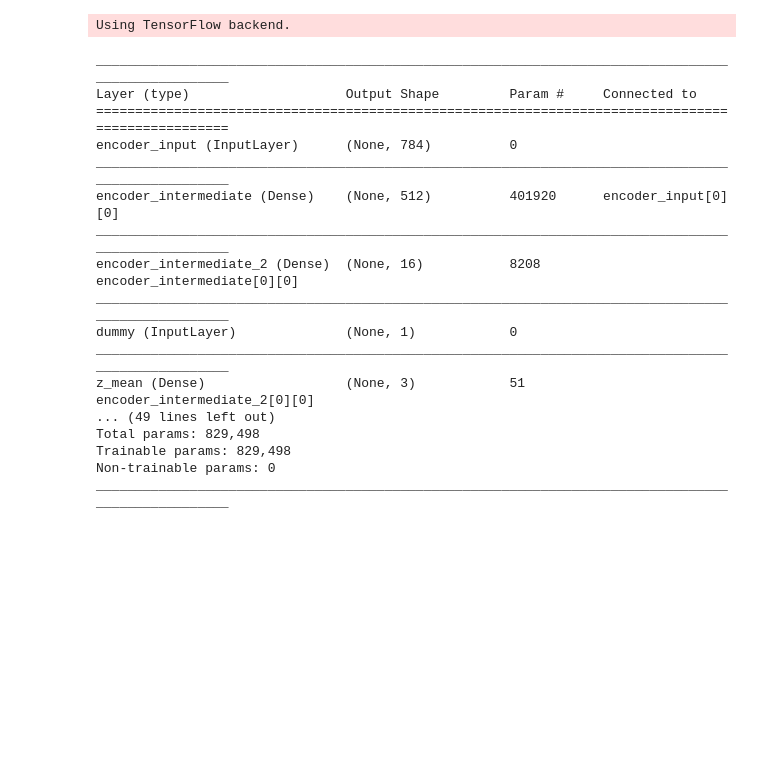
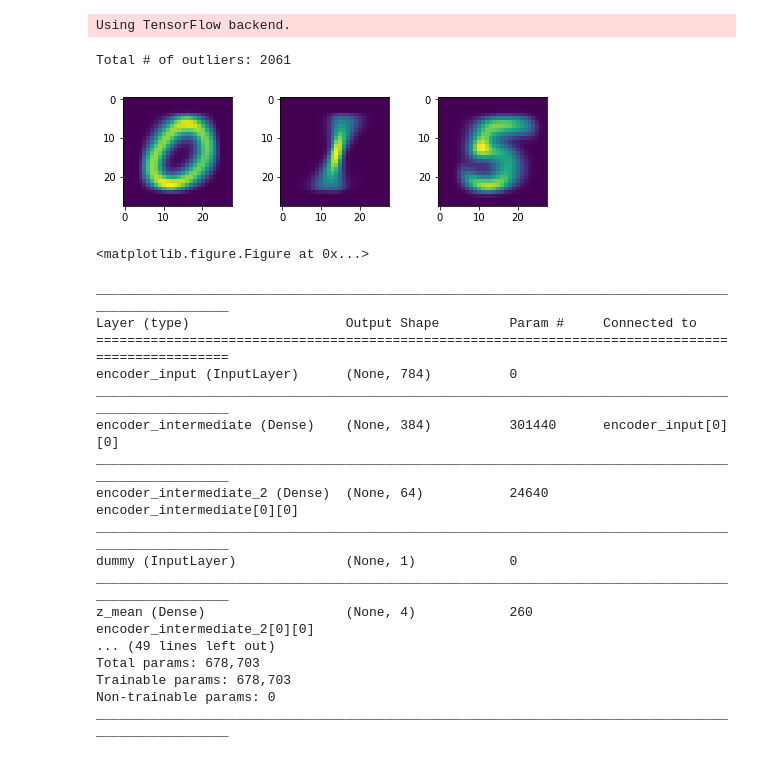
Before and after one commit to QingyuZhao/TruncatedGaussianMixtureVAE, a Jupyter notebook: mnist.ipynb, the cells around one changed output. Cells and saved outputs as stored; diff of their text form; code cells hidden in the pictures; blank space fills up the shorter version.

```diff
--- a/mnist.ipynb
+++ b/mnist.ipynb
@@ -37,33 +37,52 @@ def sampling(args):
     return z_mean + K.exp(0.5 * z_log_var) * epsilon
 # %% [output]
 Using TensorFlow backend.
+# %%
+# MNIST dataset
+(x_train, y_train), (x_test, y_test) = mnist.load_data()
+
+image_size = x_train.shape[1]
+original_dim = image_size * image_size
+x_train = np.reshape(x_train, [-1, original_dim])
+x_test  = np.reshape(x_test, [-1, original_dim])
+x_train = x_train.astype('float32') / 255
+x_test  = x_test.astype('float32') / 255
+
+idx_train = (y_train == 0) |(y_train == 1) | (y_train == 5) | (np.random.rand(y_train.shape[0]) < 0.05)
+x_train = x_train[idx_train,:]
+y_train = y_train[idx_train]
+
+y_train[(y_train != 0) & (y_train != 1) & (y_train != 5)] = 11
+y_train[y_train == 0] = 0
+y_train[y_train == 1] = 1
+y_train[y_train == 5] = 2
+y_train[y_train > 3] = 3
+
+mean_train = np.zeros((3,original_dim))
+mean_train[0,:] = np.mean(x_train[y_train == 0,:], axis = 0)
+mean_train[1,:] = np.mean(x_train[y_train == 1,:], axis = 0)
+mean_train[2,:] = np.mean(x_train[y_train == 2,:], axis = 0)
+
+fig = plt.figure(figsize=(8,2))
+for i in range(3):
+    ax = fig.add_subplot(1,3,i+1)
+    ax.imshow(np.reshape(mean_train[i,:],[28,28]))
+plt.figure("Mean Image of Each Digit")
+print('Total # of outliers:', sum(y_train == 3))
+# %% [output]
+Total # of outliers: 2061
+[figure, added]
+<matplotlib.figure.Figure at 0x...>
 # %%
-# MNIST dataset
-(x_train, y_train), (x_test, y_test) = mnist.load_data()
-
-image_size = x_train.shape[1]
-original_dim = image_size * image_size
-x_train = np.reshape(x_train, [-1, original_dim])
-x_test = np.reshape(x_test, [-1, original_dim])
-x_train = x_train.astype('float32') / 255
-x_test = x_test.astype('float32') / 255
-
-idx_train = (y_train == 0) |(y_train == 5) | (y_train == 7) | (np.random.rand(y_train.shape[0]) < 0.05)
-x_train = x_train[idx_train,:]
-y_train = y_train[idx_train]
-idx_test = (y_test == 0) |(y_test == 5) | (y_test == 7) | (np.random.rand(y_test.shape[0]) < 0.05)
-x_test = x_test[idx_test,:]
-y_test = y_test[idx_test]
-
 # network parameters
 input_shape = (original_dim, )
-intermediate_dim = 512
-intermediate_dim_2 = 16
+intermediate_dim = 384
+intermediate_dim_2 = 64
 batch_size = 256
-latent_dim = 3
+latent_dim = 4
 cat_dim = 1
 class_num = 3
-epochs = 50
+epochs = 10
 
 # VAE model = encoder + decoder
 # build encoder model
@@ -119,16 +138,16 @@ Layer (type)                    Output Shape         Param #     Connected to
 ==================================================================================================
 encoder_input (InputLayer)      (None, 784)          0
 __________________________________________________________________________________________________
-encoder_intermediate (Dense)    (None, 512)          401920      encoder_input[0][0]
+encoder_intermediate (Dense)    (None, 384)          301440      encoder_input[0][0]
 __________________________________________________________________________________________________
-encoder_intermediate_2 (Dense)  (None, 16)           8208        encoder_intermediate[0][0]
+encoder_intermediate_2 (Dense)  (None, 64)           24640       encoder_intermediate[0][0]
 __________________________________________________________________________________________________
 dummy (InputLayer)              (None, 1)            0
 __________________________________________________________________________________________________
-z_mean (Dense)                  (None, 3)            51          encoder_intermediate_2[0][0]
+z_mean (Dense)                  (None, 4)            260         encoder_intermediate_2[0][0]
 ... (49 lines left out)
-Total params: 829,498
-Trainable params: 829,498
+Total params: 678,703
+Trainable params: 678,703
 Non-trainable params: 0
 __________________________________________________________________________________________________
 # %%
```
Also changed, not shown: parts of 5 cells of this notebook, 1 other file.
